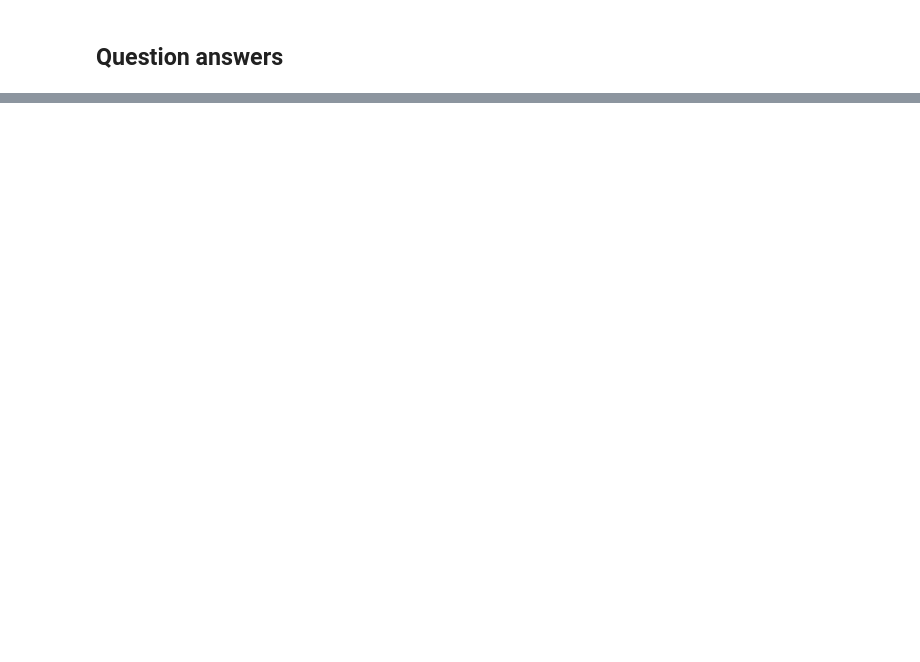
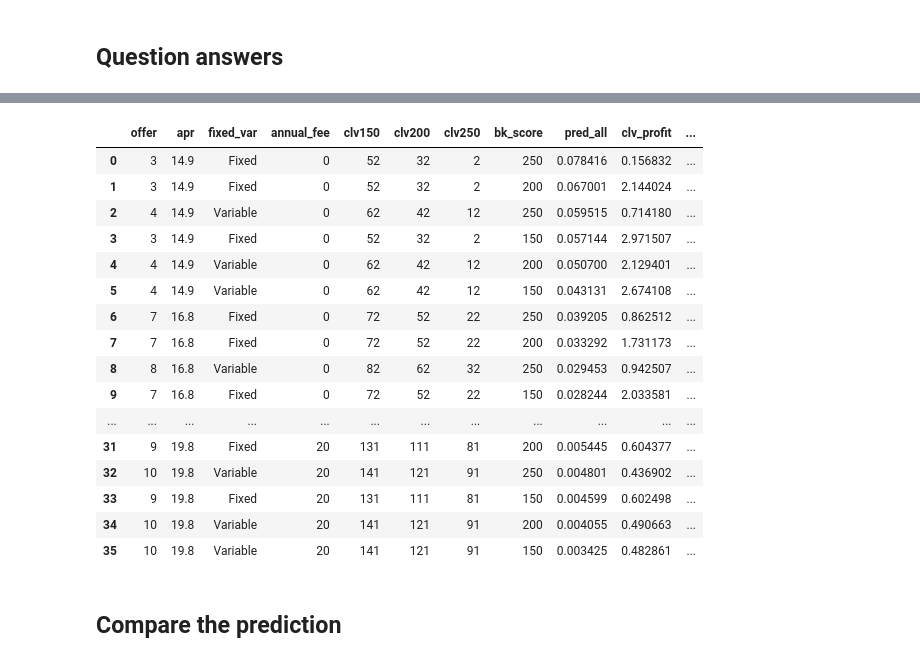
Before and after one commit to Krithikap019/fitech-credit-card, a Jupyter notebook: fitech.ipynb, the cells around one changed output, grey strips where cells are left out. Saved outputs shown, nothing was run; the diff lists cells and outputs as text; code cells hidden in the pictures; blank space fills up the shorter version.

```diff
--- a/fitech.ipynb
+++ b/fitech.ipynb
@@ -41,0 +501,7 @@ import pyrsm as rsm
+# %%
+lr_test = rsm.model.logistic(
+    data = {'tools_mult': data_melt_test},
+    rvar = "resp",lev = 'resp', evar = ['apr', 'fixed_var', 'annual_fee','bk_score'],
+    weights = 'freq'
+)
+lr_test.summary()
@@ -41,0 +538,3 @@ import pyrsm as rsm
+# %%
+data_test_expand2 = rsm.expand_grid(dct2)
+data_test_expand2
@@ -41,0 +561,3 @@ import pyrsm as rsm
+# %%
+data_test_expand2["pred_all_test"] = lr_test.predict(data_test_expand2)["prediction"]
+data_test_expand2
@@ -41,0 +582,23 @@ import pyrsm as rsm
+# %%
+final_table = pd.merge(new_table, data_test_expand2, on = ['apr', 'fixed_var', 'annual_fee','bk_score'])
+final_table
+# %% [output]
+|  | offer | apr | fixed_var | annual_fee | clv150 | clv200 | clv250 | bk_score | pred_all | clv_profit | ... |
+| 0 | 3 | 14.9 | Fixed | 0 | 52 | 32 | 2 | 250 | 0.078416 | 0.156832 | ... |
+| 1 | 3 | 14.9 | Fixed | 0 | 52 | 32 | 2 | 200 | 0.067001 | 2.144024 | ... |
+| 2 | 4 | 14.9 | Variable | 0 | 62 | 42 | 12 | 250 | 0.059515 | 0.714180 | ... |
+| 3 | 3 | 14.9 | Fixed | 0 | 52 | 32 | 2 | 150 | 0.057144 | 2.971507 | ... |
+| 4 | 4 | 14.9 | Variable | 0 | 62 | 42 | 12 | 200 | 0.050700 | 2.129401 | ... |
+| 5 | 4 | 14.9 | Variable | 0 | 62 | 42 | 12 | 150 | 0.043131 | 2.674108 | ... |
+| 6 | 7 | 16.8 | Fixed | 0 | 72 | 52 | 22 | 250 | 0.039205 | 0.862512 | ... |
+| 7 | 7 | 16.8 | Fixed | 0 | 72 | 52 | 22 | 200 | 0.033292 | 1.731173 | ... |
+| 8 | 8 | 16.8 | Variable | 0 | 82 | 62 | 32 | 250 | 0.029453 | 0.942507 | ... |
+| 9 | 7 | 16.8 | Fixed | 0 | 72 | 52 | 22 | 150 | 0.028244 | 2.033581 | ... |
+| ... | ... | ... | ... | ... | ... | ... | ... | ... | ... | ... | ... |
+| 31 | 9 | 19.8 | Fixed | 20 | 131 | 111 | 81 | 200 | 0.005445 | 0.604377 | ... |
+| 32 | 10 | 19.8 | Variable | 20 | 141 | 121 | 91 | 250 | 0.004801 | 0.436902 | ... |
+| 33 | 9 | 19.8 | Fixed | 20 | 131 | 111 | 81 | 150 | 0.004599 | 0.602498 | ... |
+| 34 | 10 | 19.8 | Variable | 20 | 141 | 121 | 91 | 200 | 0.004055 | 0.490663 | ... |
+| 35 | 10 | 19.8 | Variable | 20 | 141 | 121 | 91 | 150 | 0.003425 | 0.482861 | ... |
+# %% [markdown]
+## Compare the prediction
```
Also changed, not shown: parts of 78 cells of this notebook, 3 other files.
